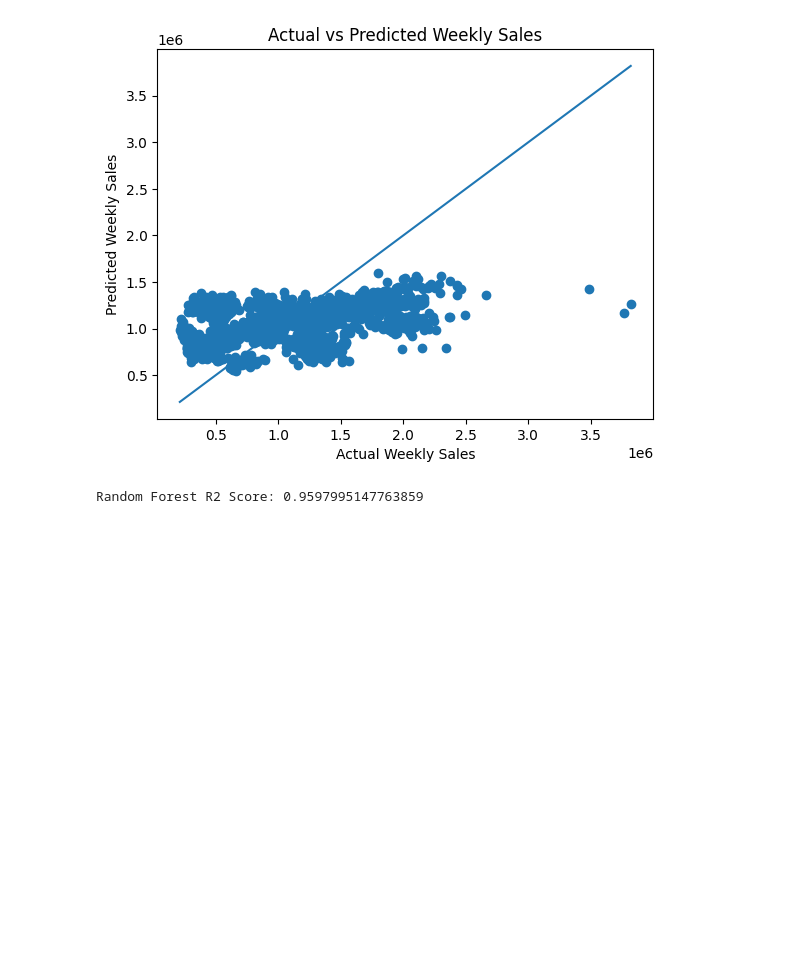
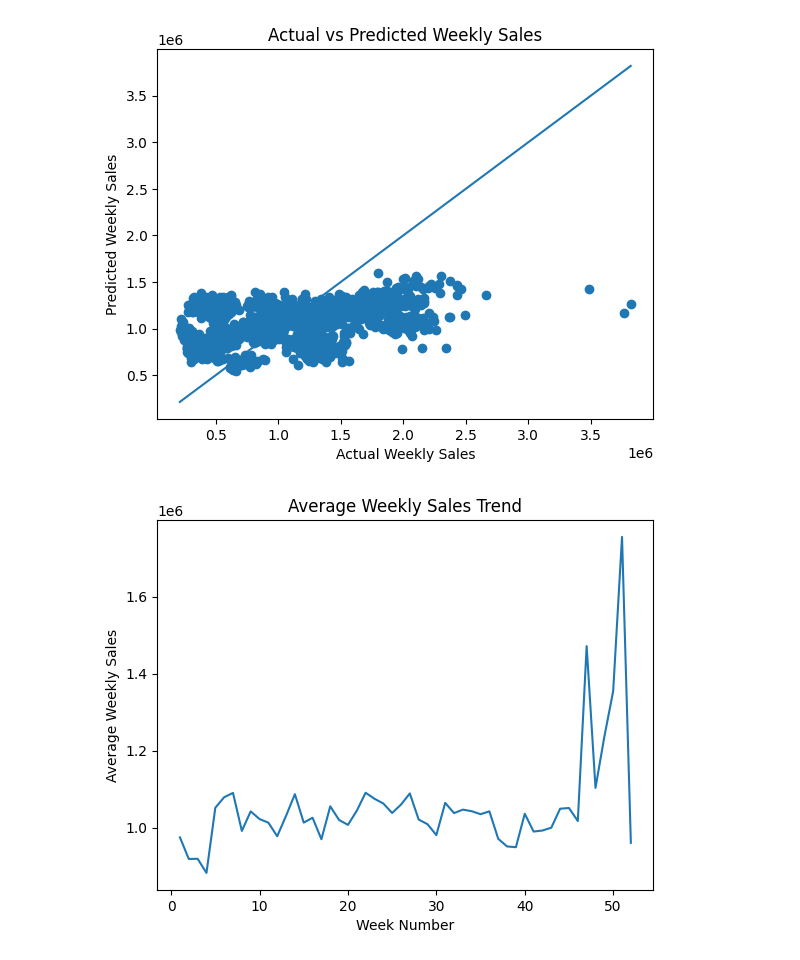
Before and after one commit to Aryansaini-10/FUTURE_ML_01, a Jupyter notebook: sales_forecasting.ipynb, the cells around one changed output. Drawn from its saved outputs; the diff is of its cells as text; code cells hidden in the pictures; blank space fills up the shorter version.

```diff
--- a/sales_forecasting.ipynb
+++ b/sales_forecasting.ipynb
@@ -163,16 +168,22 @@ plt.title("Actual vs Predicted Weekly Sales")
 plt.show()
 # %% [output]
 [figure]
-# %%
-#Adding Random Forest Model.
-from sklearn.ensemble import RandomForestRegressor
-
-rf = RandomForestRegressor()
-
-rf.fit(X_train, y_train)
-
-pred_rf = rf.predict(X_test)
-
-print("Random Forest R2 Score:", r2_score(y_test, pred_rf))
-# %% [output]
-Random Forest R2 Score: 0.9597995147763859
+# %%
+# Weekly Sales Trend (Time Series Insight)
+# This shows how sales change over time
+# analysis. %% Adding Random Forest Model.
+plt.figure()
+
+sales_trend = df.groupby('Week')['Weekly_Sales'].mean()
+
+sales_trend.plot()
+
+plt.title("Average Weekly Sales Trend")
+plt.xlabel("Week Number")
+plt.ylabel("Average Weekly Sales")
+
+plt.show()
+# This visualization shows how average weekly sales vary throughout the year,
+#  helping identify seasonal patterns and sales fluctuations.
+# %% [output]
+[figure, added]
```
Also changed, not shown: parts of 10 cells of this notebook.
